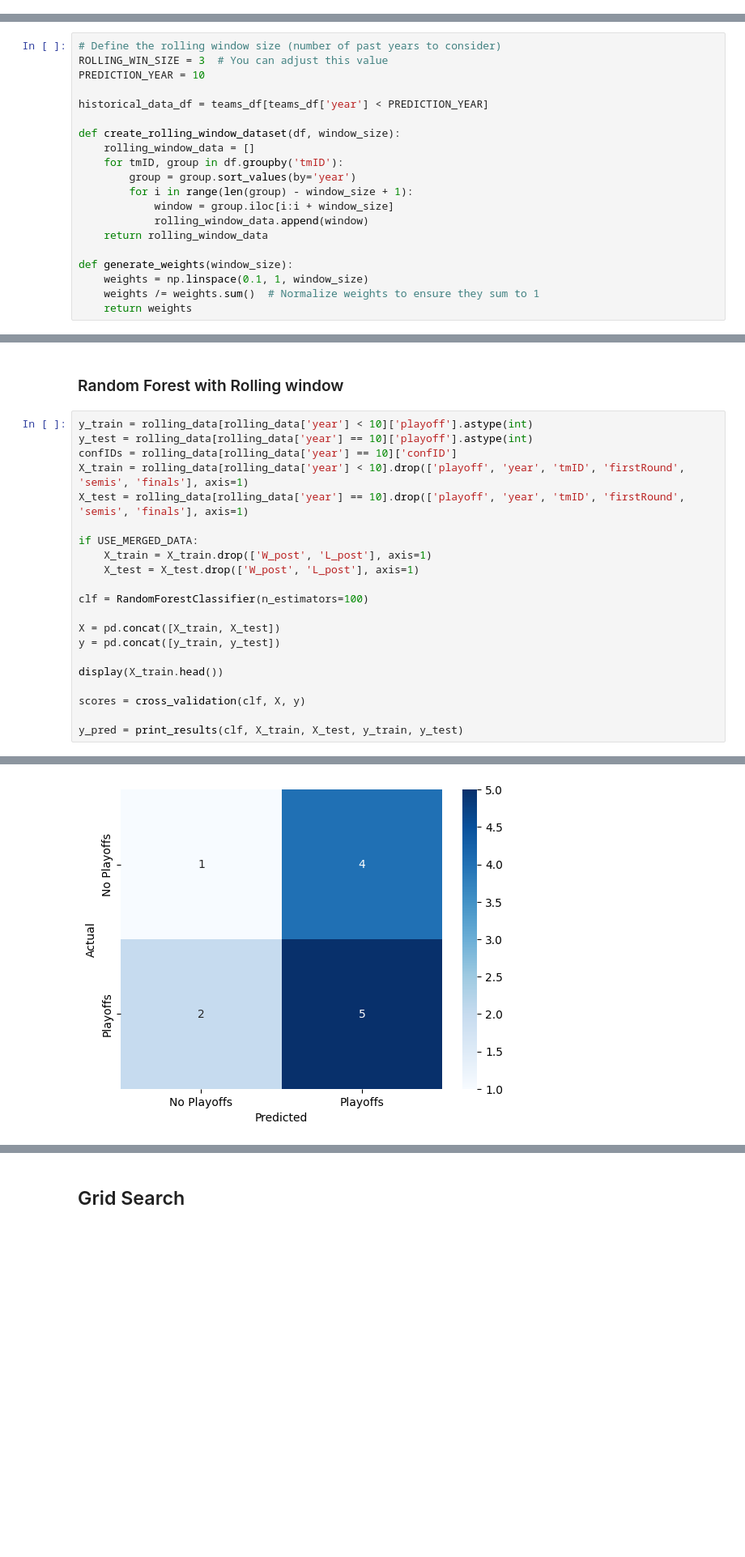
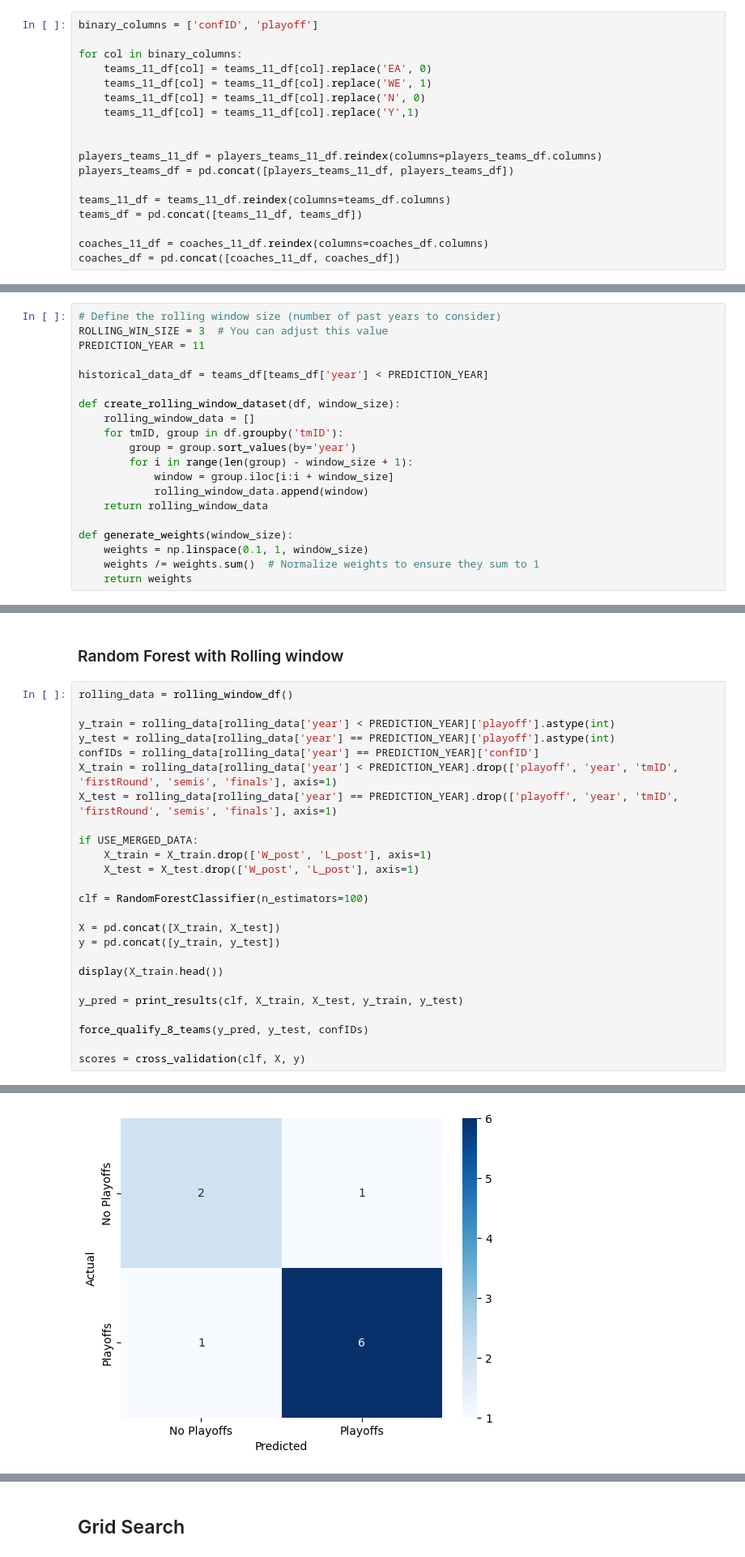
Before and after one commit to jogp10/WnbaPlayoffsPredicting, a Jupyter notebook: notebooks/modelling.ipynb, the cells around one changed output, grey strips where cells are left out. Shown at 81% size. Saved outputs shown, nothing was run; the diff lists cells and outputs as text; blank space fills up the shorter version.

Commit message:
Test with year 11

```diff
--- a/notebooks/modelling.ipynb
+++ b/notebooks/modelling.ipynb
@@ -56,3 +79,21 @@ coaches_df
+# %%
+binary_columns = ['confID', 'playoff']
+
+for col in binary_columns:
+    teams_11_df[col] = teams_11_df[col].replace('EA', 0)
+    teams_11_df[col] = teams_11_df[col].replace('WE', 1)
+    teams_11_df[col] = teams_11_df[col].replace('N', 0)
+    teams_11_df[col] = teams_11_df[col].replace('Y',1)
+
+
+players_teams_11_df = players_teams_11_df.reindex(columns=players_teams_df.columns)
+players_teams_df = pd.concat([players_teams_11_df, players_teams_df])
+
+teams_11_df = teams_11_df.reindex(columns=teams_df.columns)
+teams_df = pd.concat([teams_11_df, teams_df])
+
+coaches_11_df = coaches_11_df.reindex(columns=coaches_df.columns)
+coaches_df = pd.concat([coaches_11_df, coaches_df])
 # %% [markdown]
 # MODELING
 # %% [markdown]
@@ -281,7 +310,7 @@ We will use a rolling window to predict the next season. We will use the last 3
 # %%
 # Define the rolling window size (number of past years to consider)
 ROLLING_WIN_SIZE = 3  # You can adjust this value
-PREDICTION_YEAR = 10
+PREDICTION_YEAR = 11
 
 historical_data_df = teams_df[teams_df['year'] < PREDICTION_YEAR]
 
@@ -353,11 +384,13 @@ rolling_data = rolling_data.reset_index(drop=True)
 # %% [markdown]
 ### Random Forest with Rolling window
 # %%
-y_train = rolling_data[rolling_data['year'] < 10]['playoff'].astype(int)
-y_test = rolling_data[rolling_data['year'] == 10]['playoff'].astype(int)
-confIDs = rolling_data[rolling_data['year'] == 10]['confID']
-X_train = rolling_data[rolling_data['year'] < 10].drop(['playoff', 'year', 'tmID', 'firstRound', 'semis', 'finals'], axis=1)
-X_test = rolling_data[rolling_data['year'] == 10].drop(['playoff', 'year', 'tmID', 'firstRound', 'semis', 'finals'], axis=1)
+rolling_data = rolling_window_df()
+
+y_train = rolling_data[rolling_data['year'] < PREDICTION_YEAR]['playoff'].astype(int)
+y_test = rolling_data[rolling_data['year'] == PREDICTION_YEAR]['playoff'].astype(int)
+confIDs = rolling_data[rolling_data['year'] == PREDICTION_YEAR]['confID']
+X_train = rolling_data[rolling_data['year'] < PREDICTION_YEAR].drop(['playoff', 'year', 'tmID', 'firstRound', 'semis', 'finals'], axis=1)
+X_test = rolling_data[rolling_data['year'] == PREDICTION_YEAR].drop(['playoff', 'year', 'tmID', 'firstRound', 'semis', 'finals'], axis=1)
 
 if USE_MERGED_DATA:
     X_train = X_train.drop(['W_post', 'L_post'], axis=1)
@@ -370,9 +403,11 @@ y = pd.concat([y_train, y_test])
 
 display(X_train.head())
 
+y_pred = print_results(clf, X_train, X_test, y_train, y_test)
+
+force_qualify_8_teams(y_pred, y_test, confIDs)
+
 scores = cross_validation(clf, X, y)
-
-y_pred = print_results(clf, X_train, X_test, y_train, y_test)
 # %% [output]
 |  | confID | o_fta | o_3pm | o_oreb | o_asts | o_stl | o_to | o_blk | d_3pa | d_oreb | ... | ... |
 | 0 | 0 | 0.348394 | 0.564727 | 0.297848 | 0.340333 | 0.240818 | 0.119273 | 0.288333 | 0.132576 | 0.259545 | ... | ... |
@@ -388 +420 @@ Accuracy: 0.5
-[figure, old version]
+[figure, new version]
```
Also changed, not shown: parts of 33 cells of this notebook, 2 other files.
